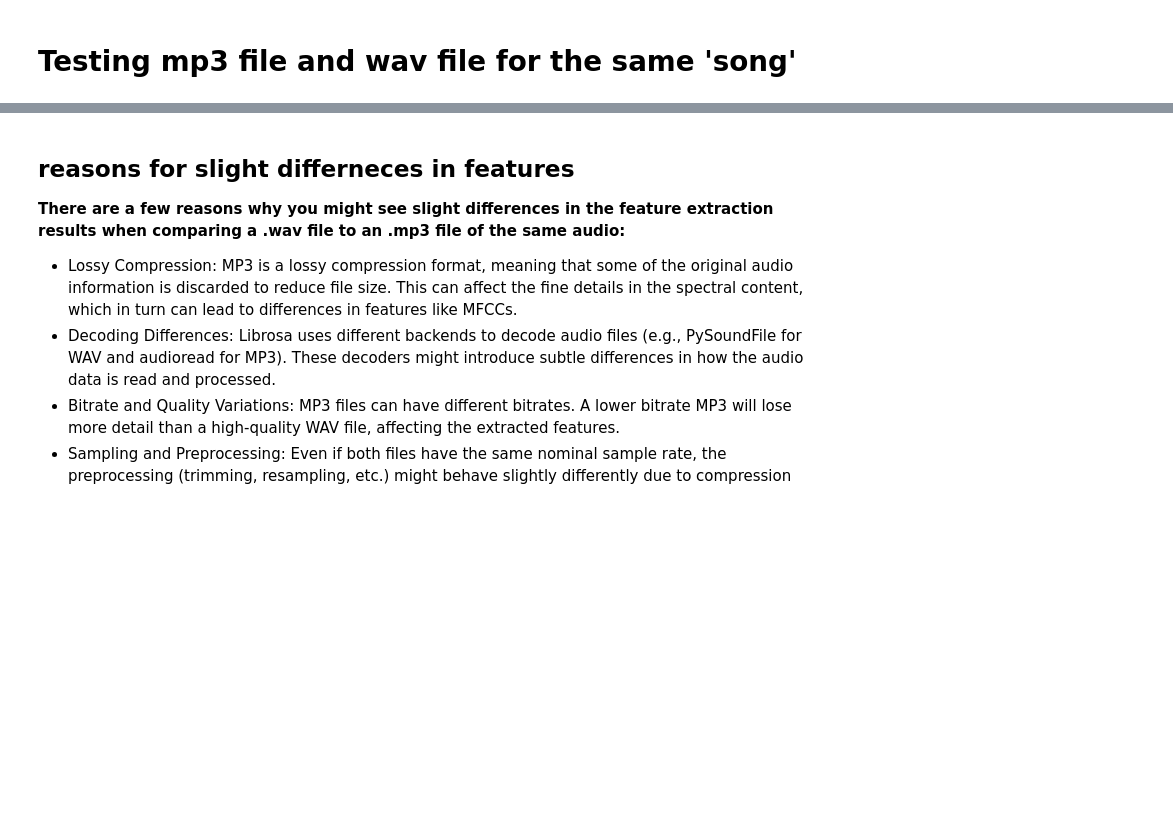
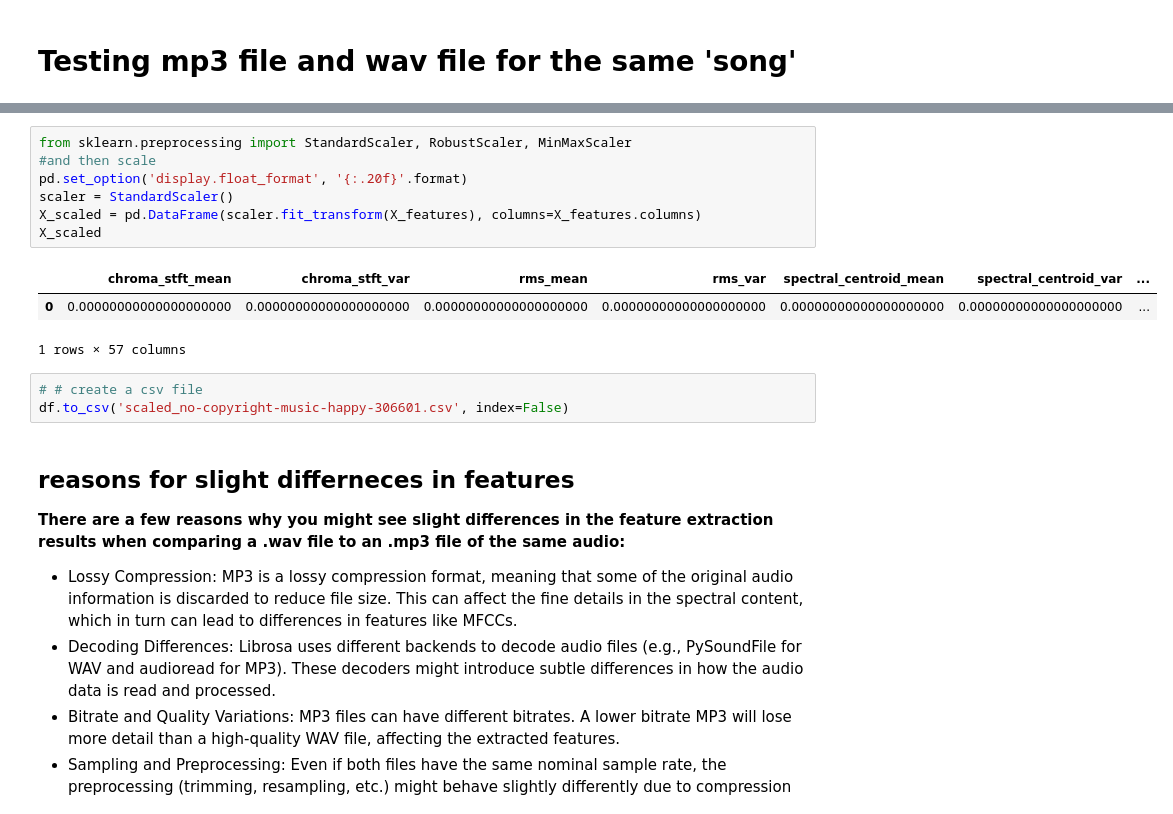
Before and after one commit to zmokhtari89/k_means_klang, a Jupyter notebook: notebooks/librosa/testing an mp3 and wav file.ipynb, the cells around one changed output, grey strips where cells are left out. Cells and saved outputs as stored; diff of their text form; blank space fills up the shorter version.

```diff
--- a/notebooks/librosa/testing an mp3 and wav file.ipynb
+++ b/notebooks/librosa/testing an mp3 and wav file.ipynb
@@ -140,3 +154,17 @@ df.head()
+# %%
+from sklearn.preprocessing import StandardScaler, RobustScaler, MinMaxScaler
+#and then scale
+pd.set_option('display.float_format', '{:.20f}'.format)
+scaler = StandardScaler()
+X_scaled = pd.DataFrame(scaler.fit_transform(X_features), columns=X_features.columns)
+X_scaled
+# %% [output]
+|  | chroma_stft_mean | chroma_stft_var | rms_mean | rms_var | spectral_centroid_mean | spectral_centroid_var | ... |
+| 0 | 0.00000000000000000000 | 0.00000000000000000000 | 0.00000000000000000000 | 0.00000000000000000000 | 0.00000000000000000000 | 0.00000000000000000000 | ... |
+1 rows × 57 columns
+# %%
+# # create a csv file
+df.to_csv('scaled_no-copyright-music-happy-306601.csv', index=False)
 # %% [markdown]
 ## reasons for slight differneces in features
 **There are a few reasons why you might see slight differences in the feature extraction results when comparing a .wav file to an .mp3 file of the same audio:**
```
Also changed, not shown: parts of 5 cells of this notebook, 3 other files.
